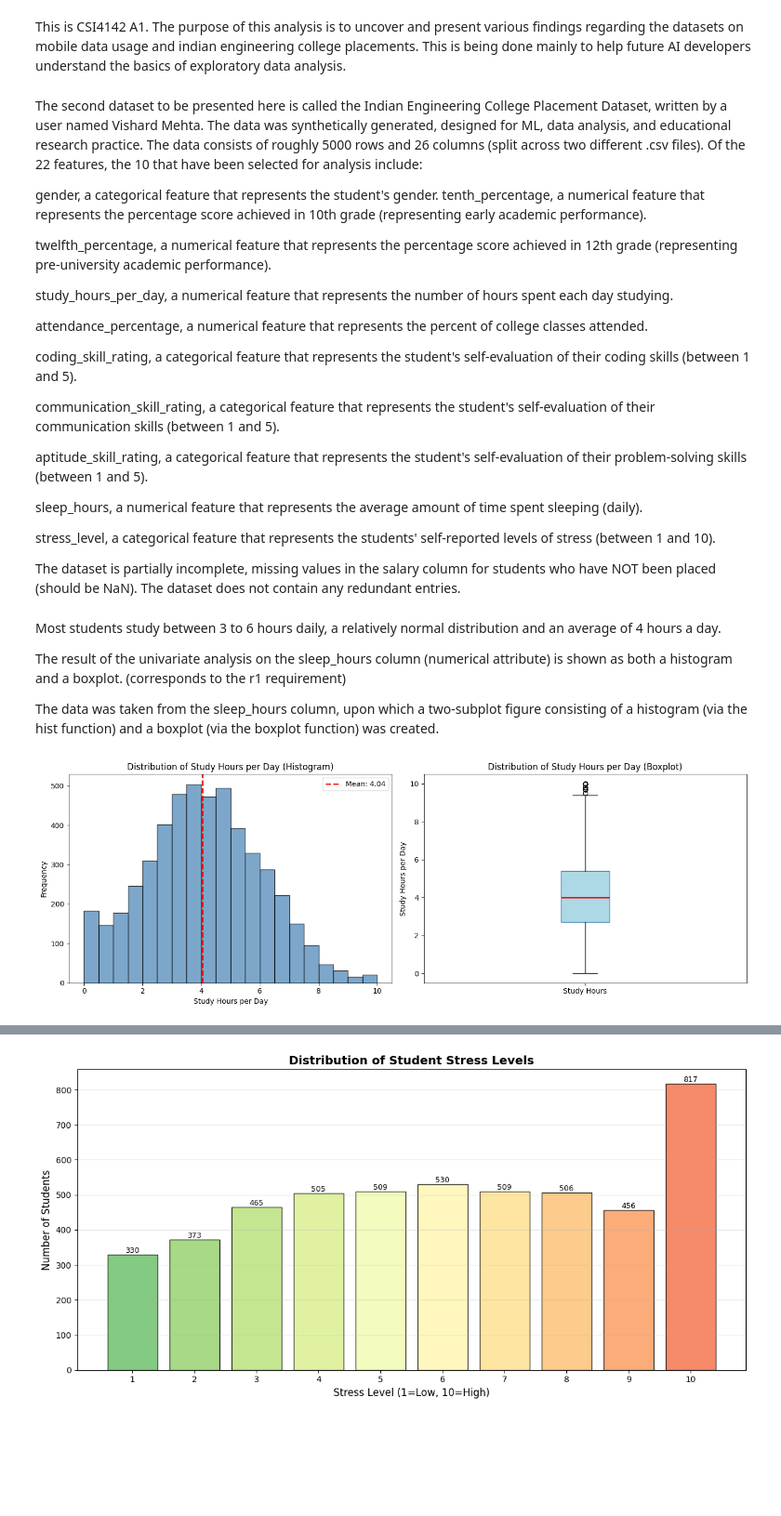
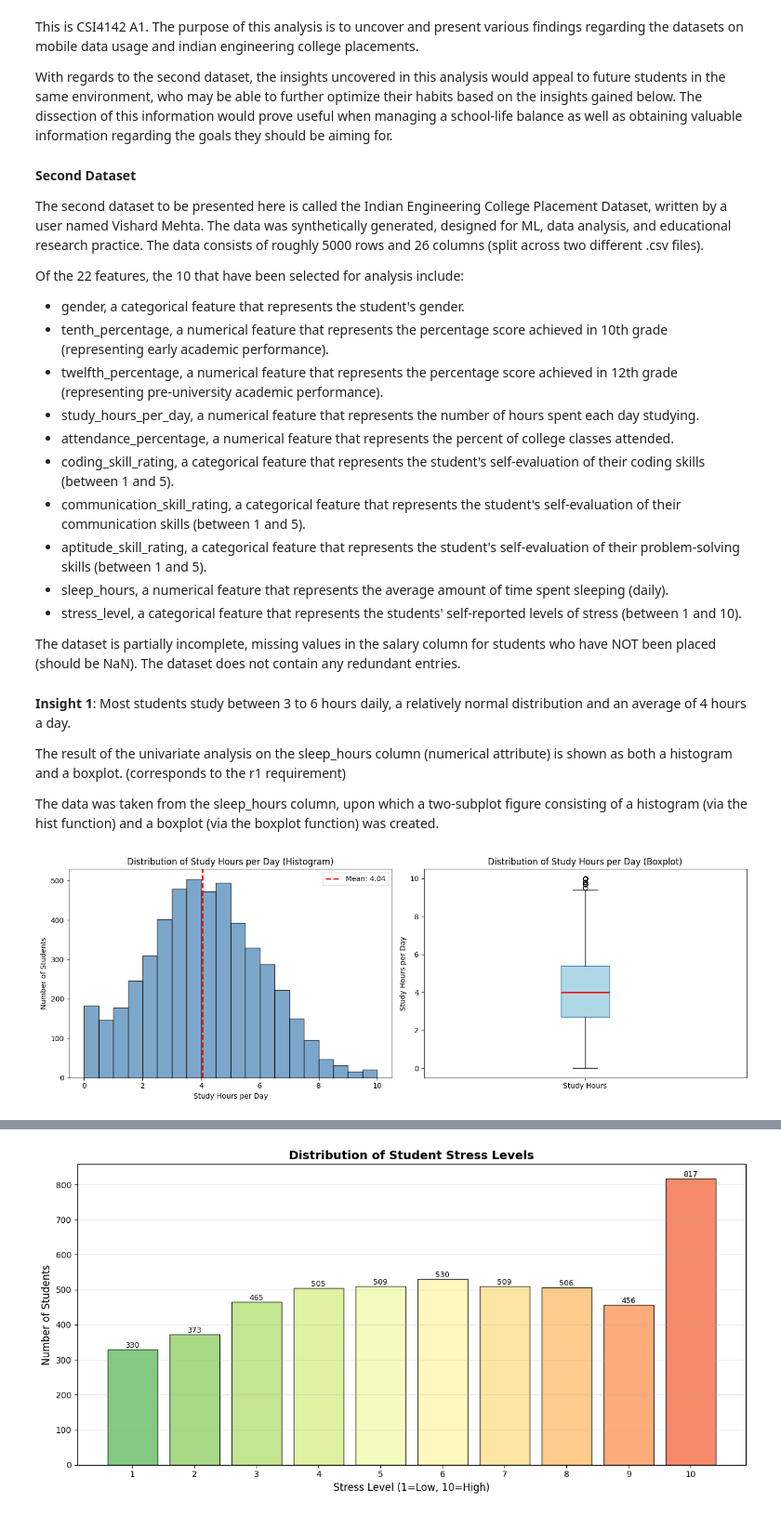
Before and after one commit to Fahmi-IT/CSI4142_A1, a Jupyter notebook: A1.ipynb, the cells around one changed output, grey strips where cells are left out. Shown at 93% size. Saved outputs shown, nothing was run; the diff lists cells and outputs as text; code cells hidden in the pictures; blank space fills up the shorter version.

```diff
--- a/A1.ipynb
+++ b/A1.ipynb
@@ -3,29 +4,25 @@ Name: Fahmi Sajid Ahmed
 Student Number: 300250180
 # %% [markdown]
-This is CSI4142 A1. The purpose of this analysis is to uncover and present various findings regarding the datasets on mobile data usage and indian engineering college placements. This is being done mainly to help future AI developers understand the basics of exploratory data analysis.
+This is CSI4142 A1. The purpose of this analysis is to uncover and present various findings regarding the datasets on mobile data usage and indian engineering college placements.
+
+With regards to the second dataset, the insights uncovered in this analysis would appeal to future students in the same environment, who may be able to further optimize their habits based on the insights gained below. The dissection of this information would prove useful when managing a school-life balance as well as obtaining valuable information regarding the goals they should be aiming for.
 # %% [markdown]
+**Second Dataset**
+
 The second dataset to be presented here is called the Indian Engineering College Placement Dataset, written by a user named Vishard Mehta. The data was synthetically generated, designed for ML, data analysis, and educational research practice.
 The data consists of roughly 5000 rows and 26 columns (split across two different .csv files).
+
 Of the 22 features, the 10 that have been selected for analysis include:
-
-gender, a categorical feature that represents the student's gender.
-tenth_percentage, a numerical feature that represents the percentage score achieved in 10th grade (representing early academic performance).
-
-twelfth_percentage, a numerical feature that represents the percentage score achieved in 12th grade (representing pre-university academic performance).
-
-study_hours_per_day, a numerical feature that represents the number of hours spent each day studying.
-
-attendance_percentage, a numerical feature that represents the percent of college classes attended.
-
-coding_skill_rating, a categorical feature that represents the student's self-evaluation of their coding skills (between 1 and 5).
-
-communication_skill_rating, a categorical feature that represents the student's self-evaluation of their communication skills (between 1 and 5).
-
-aptitude_skill_rating, a categorical feature that represents the student's self-evaluation of their problem-solving skills (between 1 and 5).
-
-sleep_hours, a numerical feature that represents the average amount of time spent sleeping (daily).
-
-stress_level, a categorical feature that represents the students' self-reported levels of stress (between 1 and 10).
+- gender, a categorical feature that represents the student's gender.
+- tenth_percentage, a numerical feature that represents the percentage score achieved in 10th grade (representing early academic performance).
+- twelfth_percentage, a numerical feature that represents the percentage score achieved in 12th grade (representing pre-university academic performance).
+- study_hours_per_day, a numerical feature that represents the number of hours spent each day studying.
+- attendance_percentage, a numerical feature that represents the percent of college classes attended.
+- coding_skill_rating, a categorical feature that represents the student's self-evaluation of their coding skills (between 1 and 5).
+- communication_skill_rating, a categorical feature that represents the student's self-evaluation of their communication skills (between 1 and 5).
+- aptitude_skill_rating, a categorical feature that represents the student's self-evaluation of their problem-solving skills (between 1 and 5).
+- sleep_hours, a numerical feature that represents the average amount of time spent sleeping (daily).
+- stress_level, a categorical feature that represents the students' self-reported levels of stress (between 1 and 10).
 
 The dataset is partially incomplete, missing values in the salary column for students who have NOT been placed (should be NaN). The dataset does not contain any redundant entries.
 # %%
@@ -37,7 +34,7 @@ import numpy as np
 import seaborn as sns
 from scipy import stats
 
-url = "https://raw.githubusercontent.com/Fahmi-IT/CSI4142_A1/refs/heads/second_dataset/Data/indian_engineering_student_placement.csv?token=GHSAT0AAAAAADTQKG3AR6H4MXQND7ZIY2QW2MCYNEQ";
+url = "https://raw.githubusercontent.com/Fahmi-IT/CSI4142_A1/refs/heads/main/Data/indian_engineering_student_placement.csv";
 df = pd.read_csv(url);
 
 features = [
@@ -49,6 +46,7 @@ features = [
 
 df_analysis = df[features].copy();
 # %% [markdown]
+**Insight 1**:
 Most students study between 3 to 6 hours daily, a relatively normal distribution and an average of 4 hours a day.
 
 The result of the univariate analysis on the sleep_hours column (numerical attribute) is shown as both a histogram and a boxplot. (corresponds to the r1 requirement)
@@ -57,24 +55,24 @@ The data was taken from the sleep_hours column, upon which a two-subplot figure
 # %%
 fig, axes = plt.subplots(1, 2, figsize=(14, 5));
 
 # Histogram
 axes[0].hist(df_analysis['study_hours_per_day'], bins=20, color='steelblue', edgecolor='black', alpha=0.7);
 axes[0].set_xlabel('Study Hours per Day');
-axes[0].set_ylabel('Frequency');
+axes[0].set_ylabel('Number of Students');
 axes[0].set_title('Distribution of Study Hours per Day (Histogram)');
 axes[0].axvline(df_analysis['study_hours_per_day'].mean(), color='red', linestyle='--', linewidth=2, label=f'Mean: {df_analysis["study_hours_per_day"].mean():.2f}');
 axes[0].legend();
 
 # Boxplot
 axes[1].boxplot(df_analysis['study_hours_per_day'], vert=True, patch_artist=True,
                 boxprops=dict(facecolor='lightblue', color='steelblue'),
                 medianprops=dict(color='red', linewidth=2));
 axes[1].set_ylabel('Study Hours per Day');
 axes[1].set_title('Distribution of Study Hours per Day (Boxplot)');
 axes[1].set_xticklabels(['Study Hours']);
 
 plt.tight_layout();
 plt.show();
 # %% [output]
-[figure, old version]
+[figure, new version]
 # %% [markdown]
```
Also changed, not shown: parts of 11 cells of this notebook.
